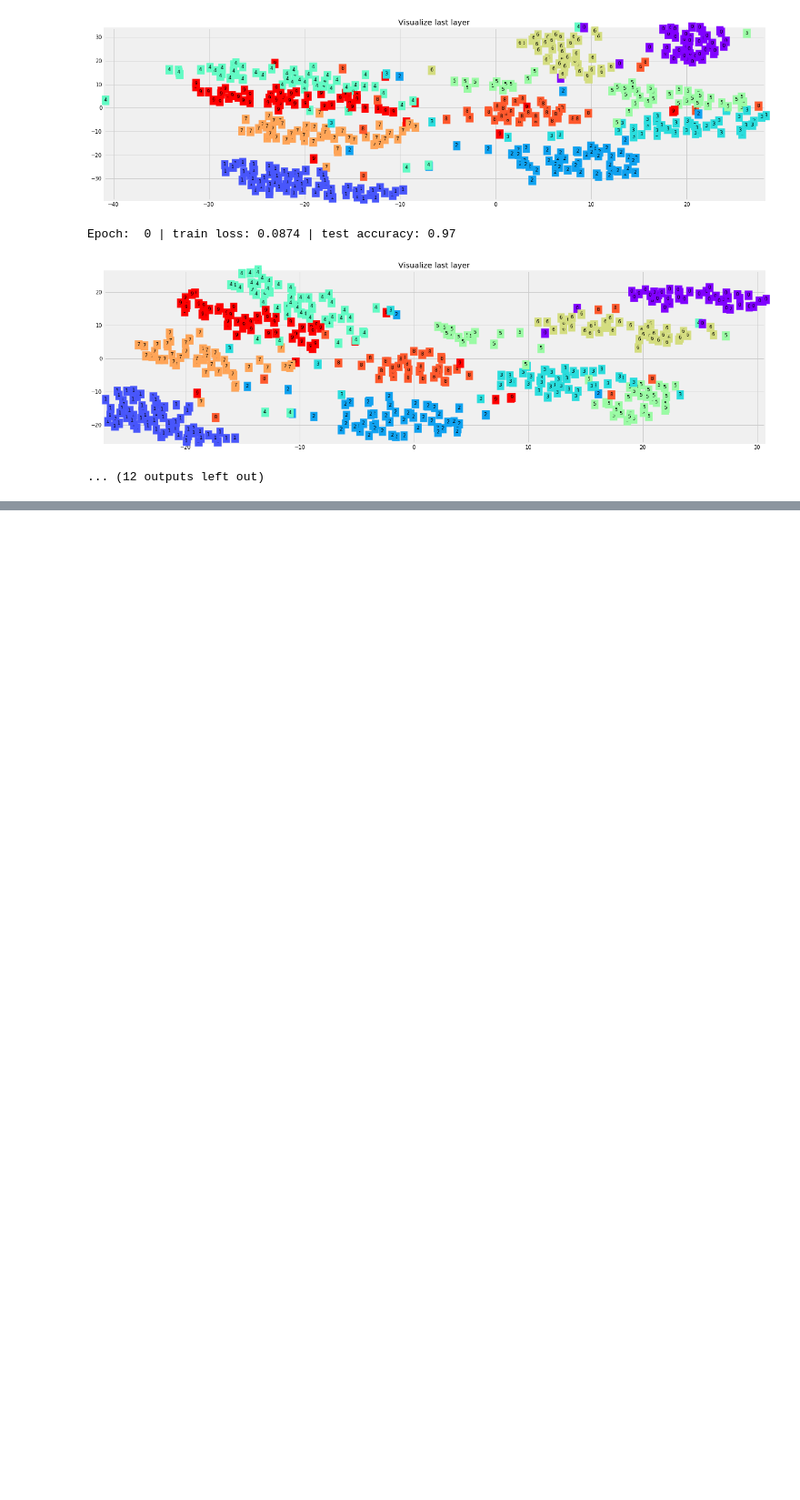
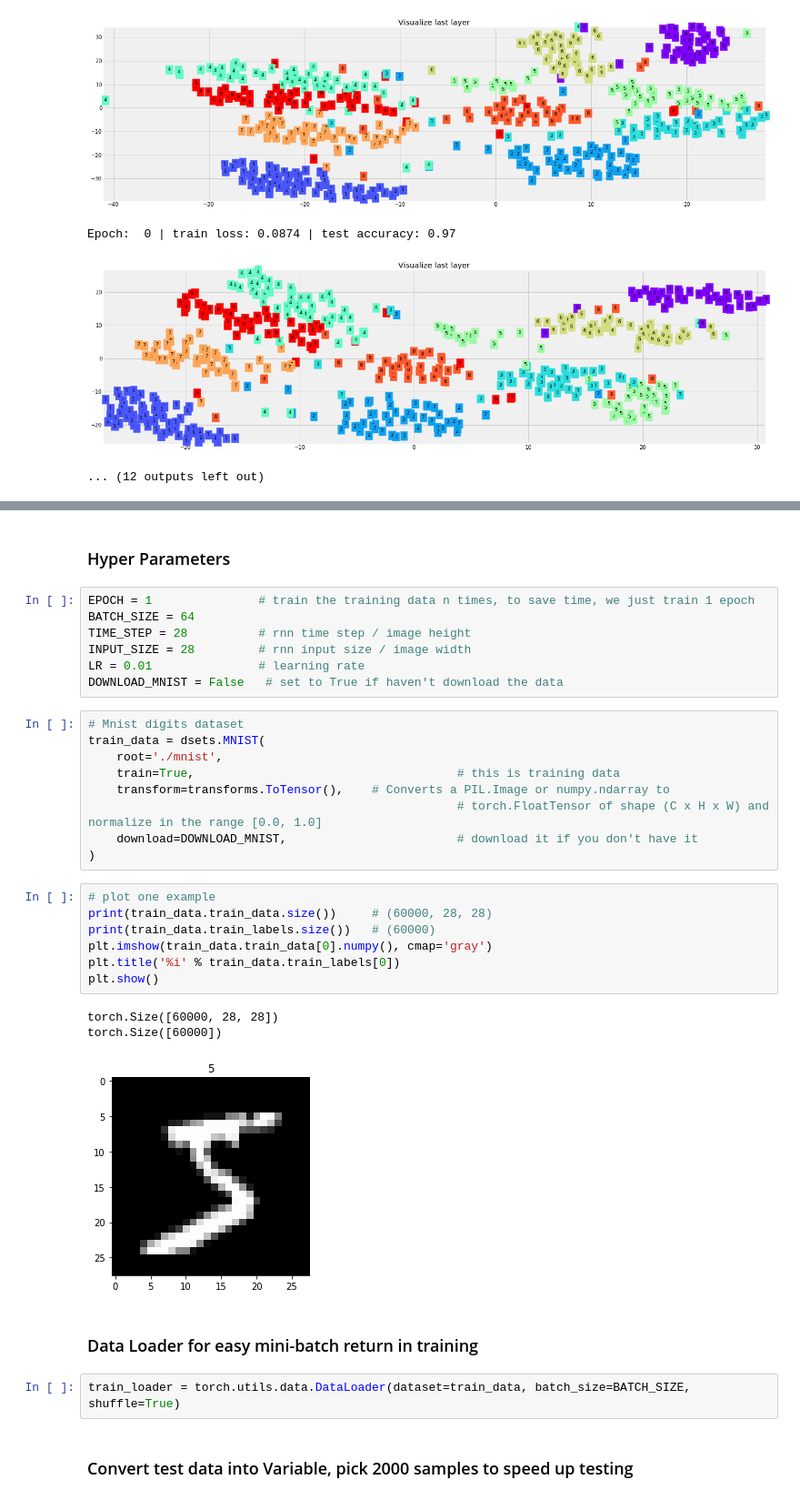
Before and after one commit to Lplenka/PyTorch-Tutorial, a Jupyter notebook: Neural Networks.ipynb, the cells around one changed output, grey strips where cells are left out. Shown at 91% size. Saved outputs shown, nothing was run; the diff lists cells and outputs as text; blank space fills up the shorter version.

```diff
--- a/Neural Networks.ipynb
+++ b/Neural Networks.ipynb
@@ -691,0 +732,35 @@ Epoch:  0 | train loss: 0.0874 | test accuracy: 0.97
+# %% [markdown]
+### Hyper Parameters
+# %%
+EPOCH = 1               # train the training data n times, to save time, we just train 1 epoch
+BATCH_SIZE = 64
+TIME_STEP = 28          # rnn time step / image height
+INPUT_SIZE = 28         # rnn input size / image width
+LR = 0.01               # learning rate
+DOWNLOAD_MNIST = False   # set to True if haven't download the data
+# %%
+# Mnist digits dataset
+train_data = dsets.MNIST(
+    root='./mnist',
+    train=True,                                     # this is training data
+    transform=transforms.ToTensor(),    # Converts a PIL.Image or numpy.ndarray to
+                                                    # torch.FloatTensor of shape (C x H x W) and normalize in the range [0.0, 1.0]
+    download=DOWNLOAD_MNIST,                        # download it if you don't have it
+)
+# %%
+# plot one example
+print(train_data.train_data.size())     # (60000, 28, 28)
+print(train_data.train_labels.size())   # (60000)
+plt.imshow(train_data.train_data[0].numpy(), cmap='gray')
+plt.title('%i' % train_data.train_labels[0])
+plt.show()
+# %% [output]
+torch.Size([60000, 28, 28])
+torch.Size([60000])
+[figure, added]
+# %% [markdown]
+### Data Loader for easy mini-batch return in training
+# %%
+train_loader = torch.utils.data.DataLoader(dataset=train_data, batch_size=BATCH_SIZE, shuffle=True)
+# %% [markdown]
+### Convert test data into Variable, pick 2000 samples to speed up testing
```
Also changed, not shown: parts of 6 cells of this notebook.
